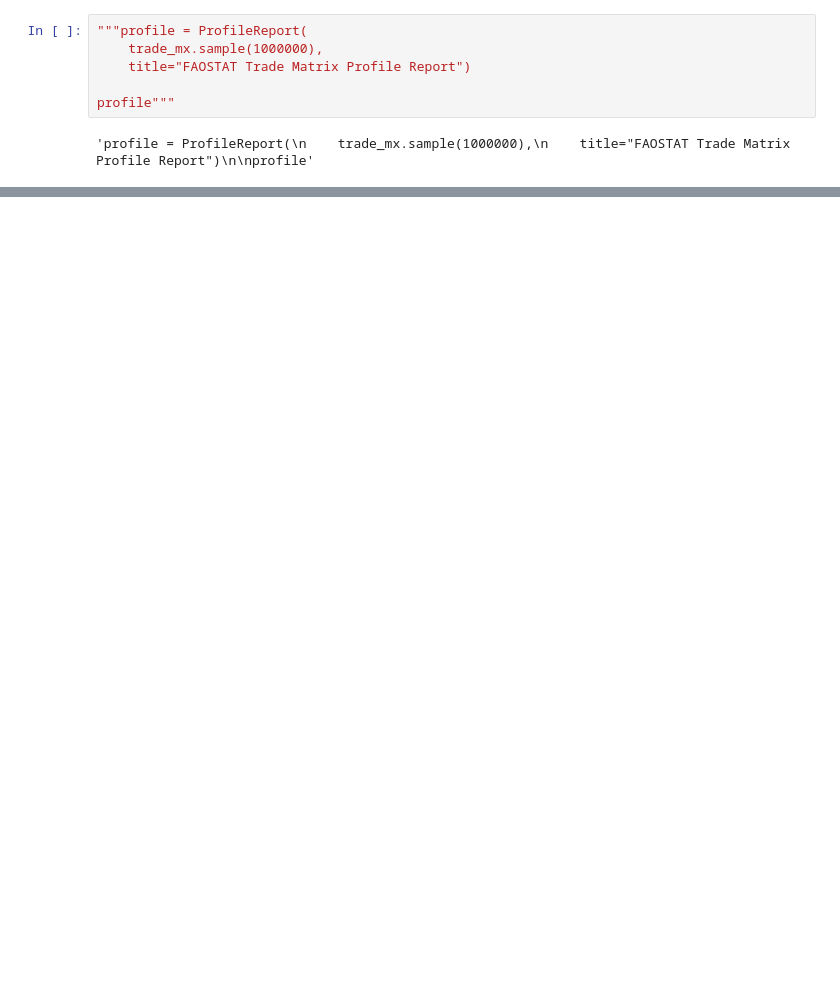
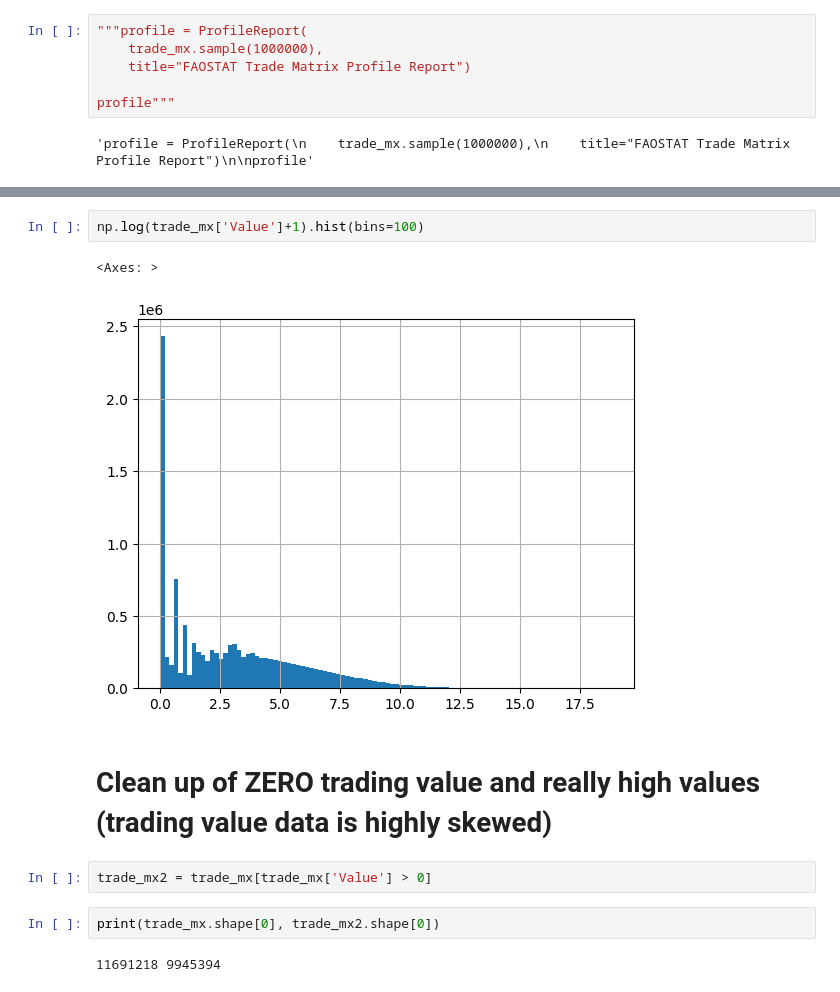
Before and after one commit to ezemriv/FAO-Food-CO2-Footprint, a Jupyter notebook: food_trading/01_trade_matrix_first_analysis.ipynb, the cells around one changed output, grey strips where cells are left out. Drawn from its saved outputs; the diff is of its cells as text; blank space fills up the shorter version.

```diff
--- a/food_trading/01_trade_matrix_first_analysis.ipynb
+++ b/food_trading/01_trade_matrix_first_analysis.ipynb
@@ -51,0 +63,13 @@ profile"""
+# %%
+np.log(trade_mx['Value']+1).hist(bins=100)
+# %% [output]
+<Axes: >
+[figure, added]
+# %% [markdown]
+# Clean up of ZERO trading value and really high values (trading value data is highly skewed)
+# %%
+trade_mx2 = trade_mx[trade_mx['Value'] > 0]
+# %%
+print(trade_mx.shape[0], trade_mx2.shape[0])
+# %% [output]
+11691218 9945394
```
Also changed, not shown: parts of 23 cells of this notebook, 5 other files.
